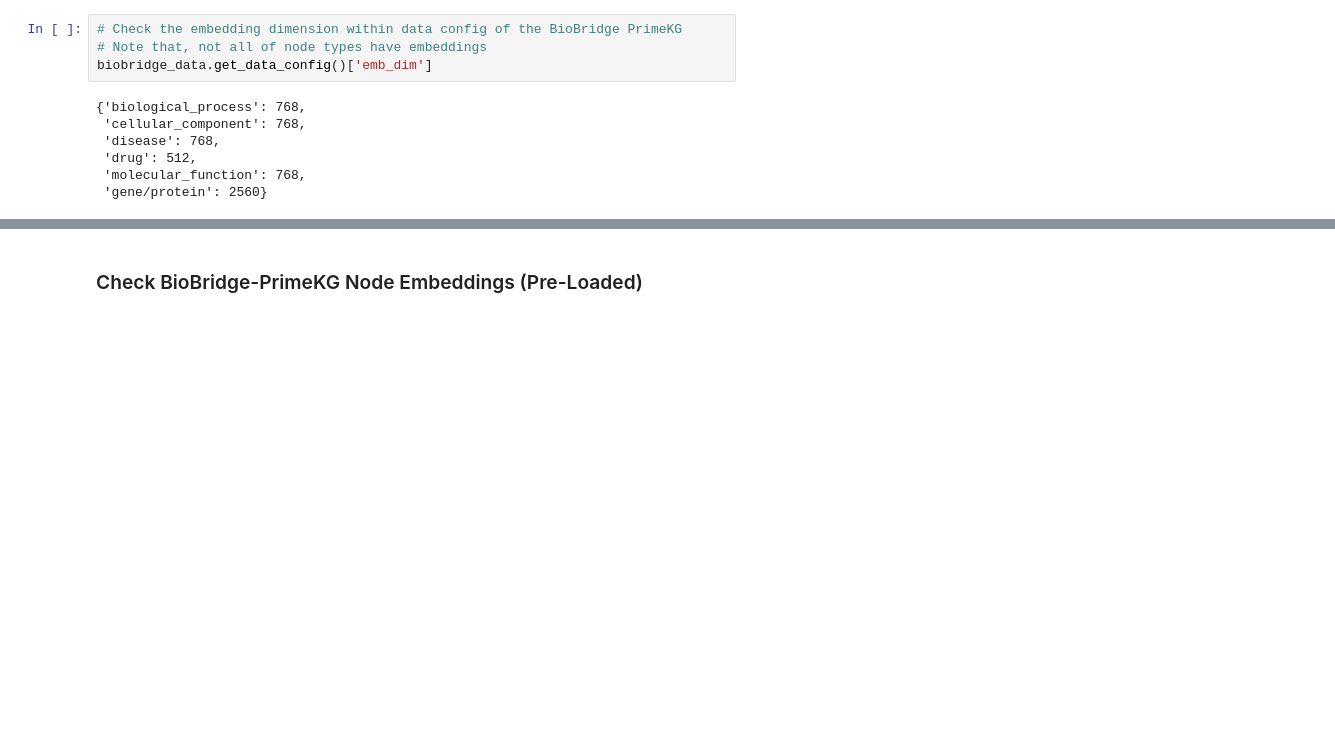
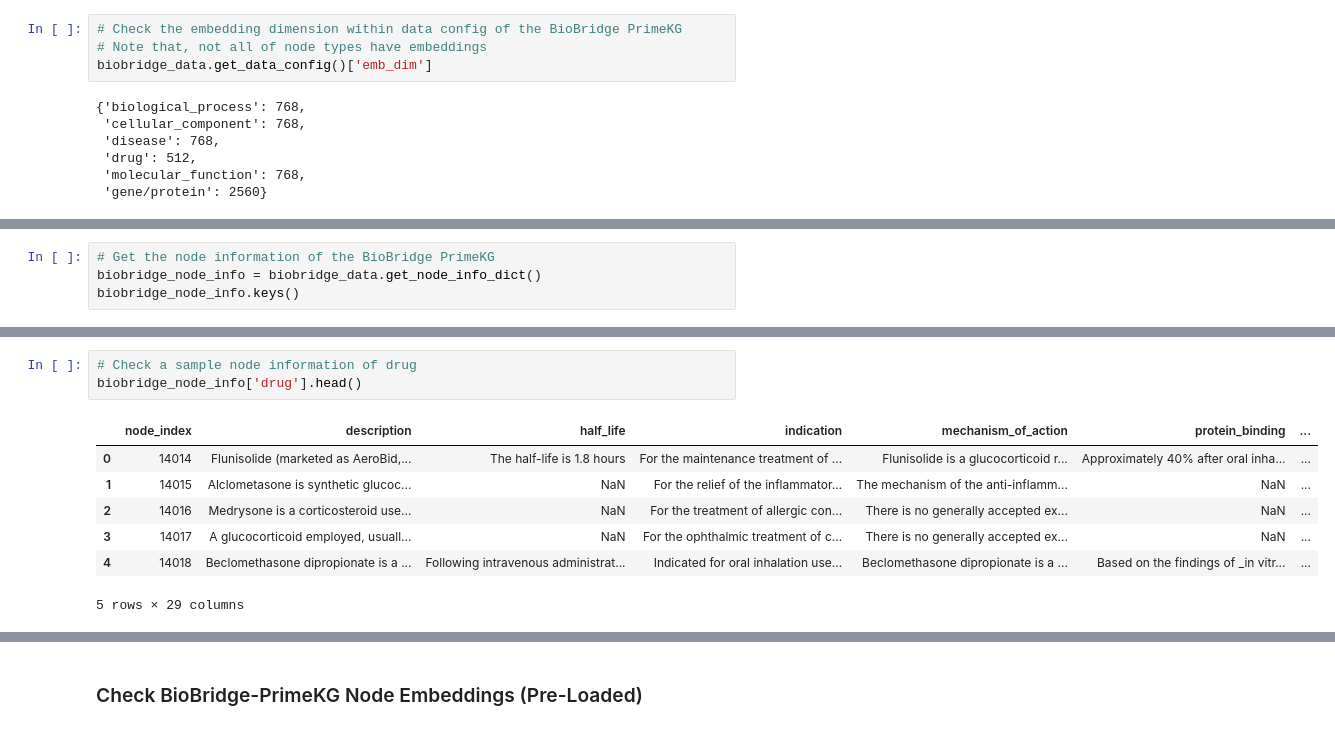
Before and after one commit to varsha1206/AIAgents4Pharma, a Jupyter notebook: docs/notebooks/talk2knowledgegraphs/tutorial_biobridge_primekg_loader.ipynb, the cells around one changed output, grey strips where cells are left out. Cells and saved outputs as stored; diff of their text form; blank space fills up the shorter version.

```diff
--- a/docs/notebooks/talk2knowledgegraphs/tutorial_biobridge_primekg_loader.ipynb
+++ b/docs/notebooks/talk2knowledgegraphs/tutorial_biobridge_primekg_loader.ipynb
@@ -157,0 +169,4 @@ biobridge_data.get_data_config()['emb_dim']
+# %%
+# Get the node information of the BioBridge PrimeKG
+biobridge_node_info = biobridge_data.get_node_info_dict()
+biobridge_node_info.keys()
@@ -157,0 +215,11 @@ biobridge_data.get_data_config()['emb_dim']
+# %%
+# Check a sample node information of drug
+biobridge_node_info['drug'].head()
+# %% [output]
+|  | node_index | description | half_life | indication | mechanism_of_action | protein_binding | ... |
+| 0 | 14014 | Flunisolide (marketed as AeroBid,... | The half-life is 1.8 hours | For the maintenance treatment of ... | Flunisolide is a glucocorticoid r... | Approximately 40% after oral inha... | ... |
+| 1 | 14015 | Alclometasone is synthetic glucoc... | NaN | For the relief of the inflammator... | The mechanism of the anti-inflamm... | NaN | ... |
+| 2 | 14016 | Medrysone is a corticosteroid use... | NaN | For the treatment of allergic con... | There is no generally accepted ex... | NaN | ... |
+| 3 | 14017 | A glucocorticoid employed, usuall... | NaN | For the ophthalmic treatment of c... | There is no generally accepted ex... | NaN | ... |
+| 4 | 14018 | Beclomethasone dipropionate is a ... | Following intravenous administrat... | Indicated for oral inhalation use... | Beclomethasone dipropionate is a ... | Based on the findings of _in vitr... | ... |
+5 rows × 29 columns
```
Also changed, not shown: parts of 8 cells of this notebook, 5 other files.
